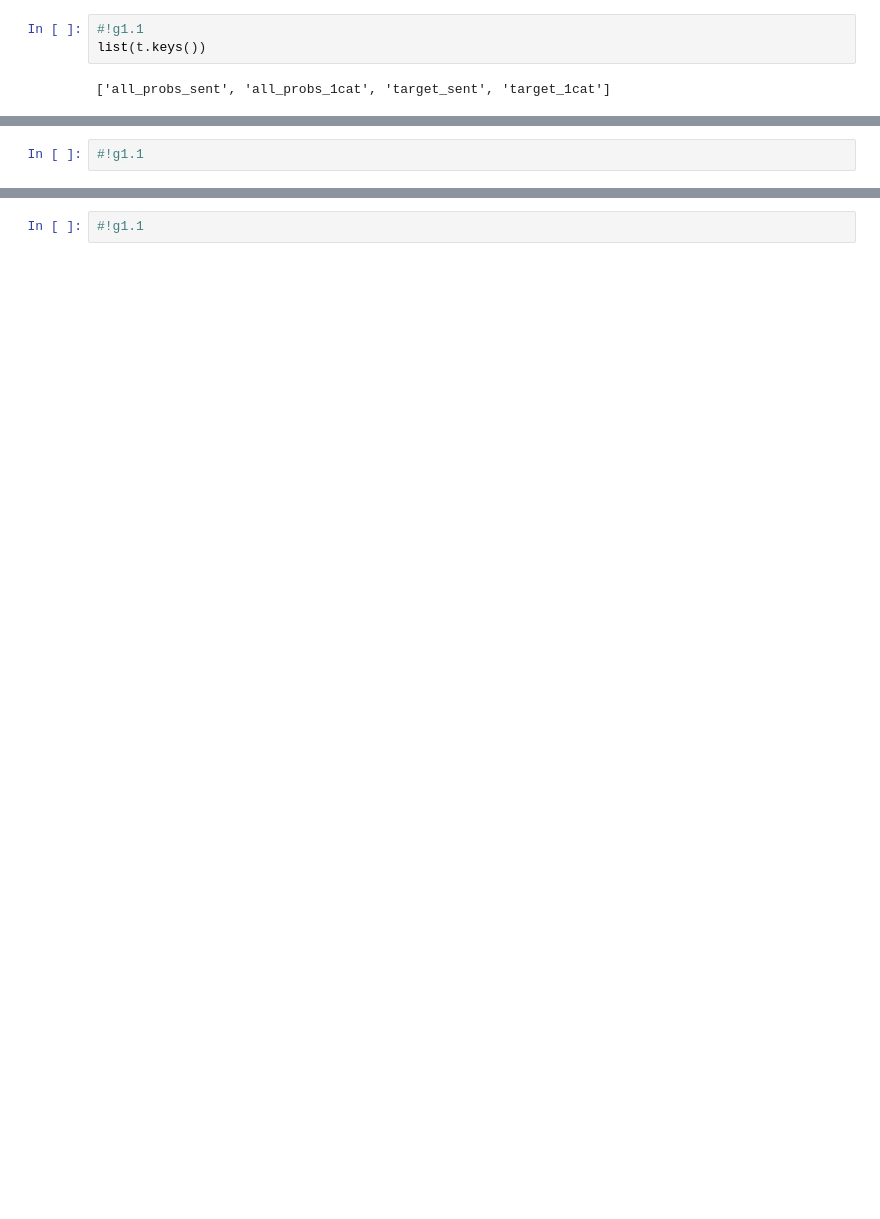
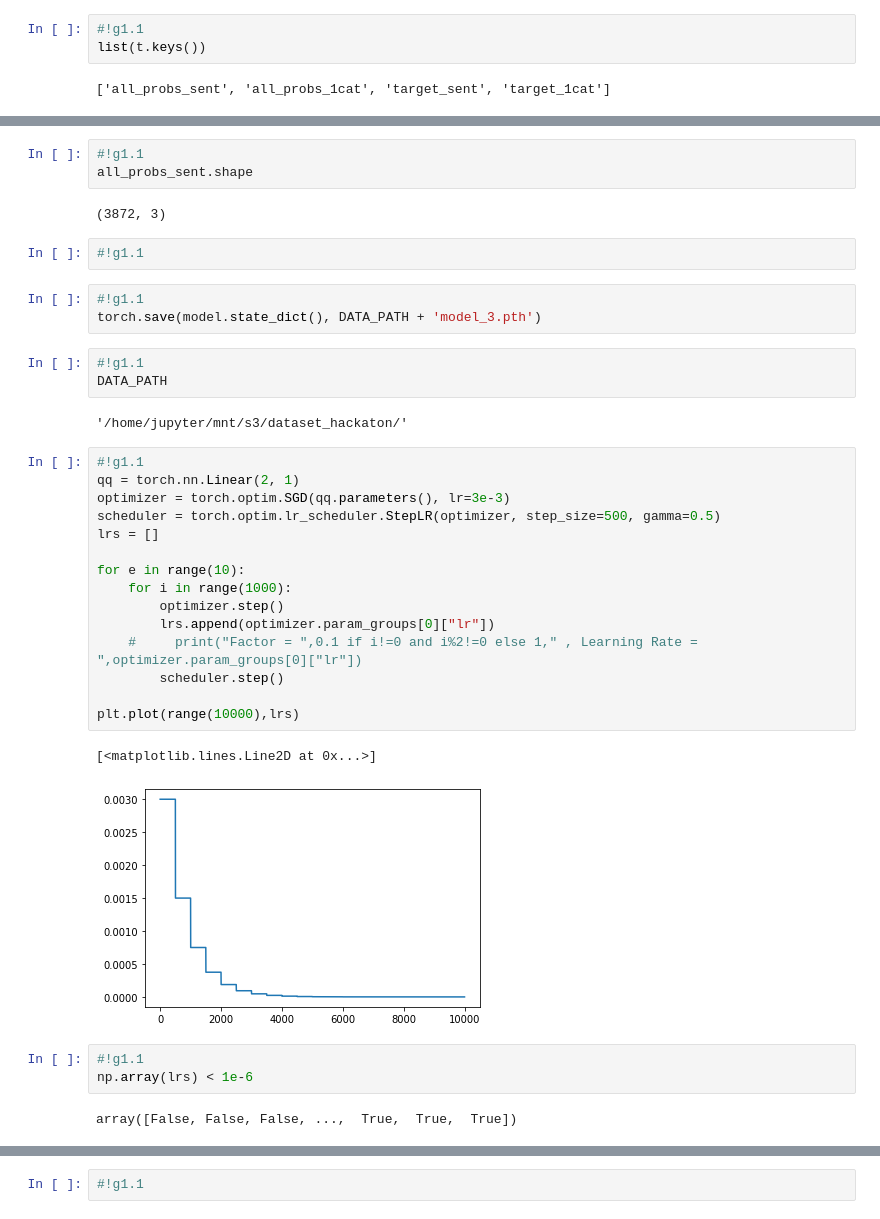
Before and after one commit to Kirill68rus/hse-hackaton, a Jupyter notebook: baseline_model/test.ipynb, the cells around one changed output, grey strips where cells are left out. Saved outputs shown, nothing was run; the diff lists cells and outputs as text; blank space fills up the shorter version.

```diff
--- a/baseline_model/test.ipynb
+++ b/baseline_model/test.ipynb
@@ -527,2 +611,38 @@ target_1cat = t['target_1cat']
+# %%
+#!g1.1
+all_probs_sent.shape
+# %% [output]
+(3872, 3)
 # %%
 #!g1.1
+# %%
+#!g1.1
+torch.save(model.state_dict(), DATA_PATH + 'model_3.pth')
+# %%
+#!g1.1
+DATA_PATH
+# %% [output]
+'/home/jupyter/mnt/s3/dataset_hackaton/'
+# %%
+#!g1.1
+qq = torch.nn.Linear(2, 1)
+optimizer = torch.optim.SGD(qq.parameters(), lr=3e-3)
+scheduler = torch.optim.lr_scheduler.StepLR(optimizer, step_size=500, gamma=0.5)
+lrs = []
+
+for e in range(10):
+    for i in range(1000):
+        optimizer.step()
+        lrs.append(optimizer.param_groups[0]["lr"])
+    #     print("Factor = ",0.1 if i!=0 and i%2!=0 else 1," , Learning Rate = ",optimizer.param_groups[0]["lr"])
+        scheduler.step()
+
+plt.plot(range(10000),lrs)
+# %% [output]
+[<matplotlib.lines.Line2D at 0x...>]
+[figure, added]
+# %%
+#!g1.1
+np.array(lrs) < 1e-6
+# %% [output]
+array([False, False, False, ...,  True,  True,  True])
```
Also changed, not shown: parts of 56 cells of this notebook, 1 other file.
